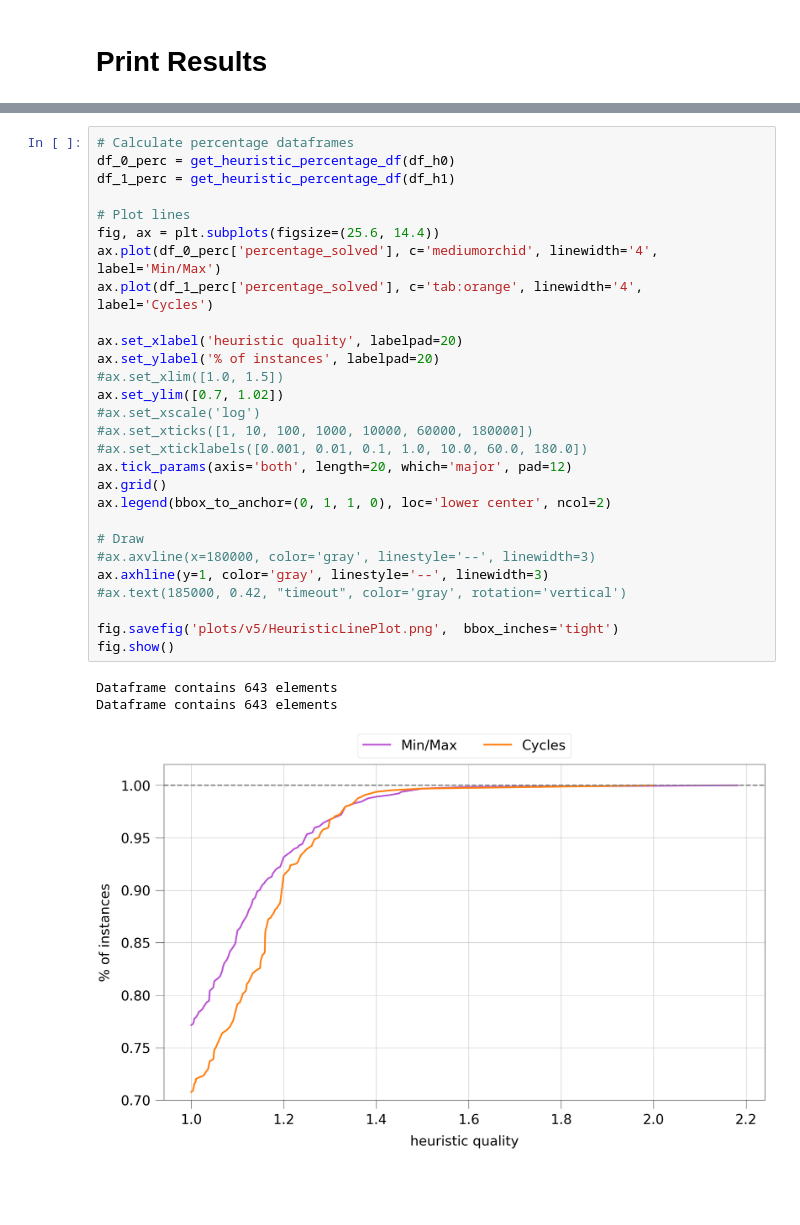
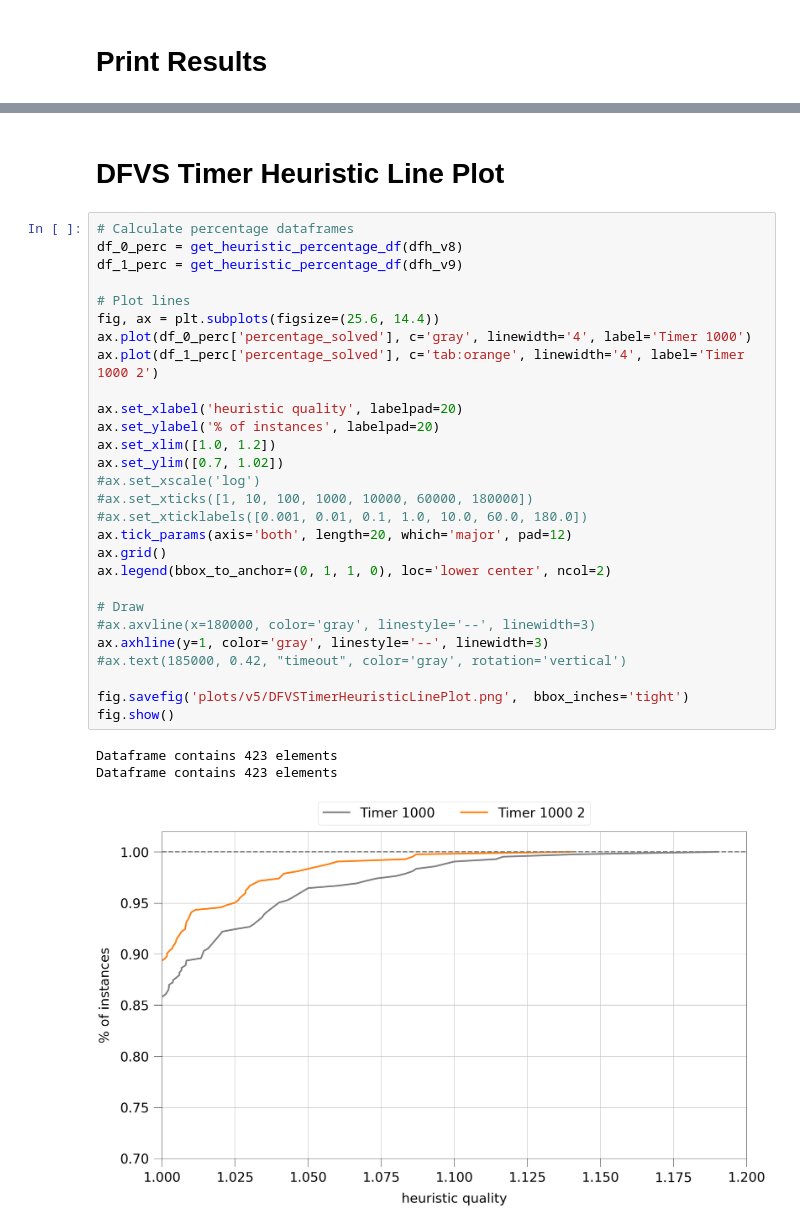
Before and after one commit to HenriDickel/DFVS-Solver, a Jupyter notebook: DFVS_Solver/src/python/statistics_v5.ipynb, the cells around one changed output, grey strips where cells are left out. Drawn from its saved outputs; the diff is of its cells as text; blank space fills up the shorter version.

```diff
--- a/DFVS_Solver/src/python/statistics_v5.ipynb
+++ b/DFVS_Solver/src/python/statistics_v5.ipynb
@@ -125,32 +284,34 @@ Overall: 29/54 (53.7%)
+# %% [markdown]
+# DFVS Timer Heuristic Line Plot
 # %%
 # Calculate percentage dataframes
-df_0_perc = get_heuristic_percentage_df(df_h0)
-df_1_perc = get_heuristic_percentage_df(df_h1)
+df_0_perc = get_heuristic_percentage_df(dfh_v8)
+df_1_perc = get_heuristic_percentage_df(dfh_v9)
 
 # Plot lines
 fig, ax = plt.subplots(figsize=(25.6, 14.4))
-ax.plot(df_0_perc['percentage_solved'], c='mediumorchid', linewidth='4', label='Min/Max')
-ax.plot(df_1_perc['percentage_solved'], c='tab:orange', linewidth='4', label='Cycles')
+ax.plot(df_0_perc['percentage_solved'], c='gray', linewidth='4', label='Timer 1000')
+ax.plot(df_1_perc['percentage_solved'], c='tab:orange', linewidth='4', label='Timer 1000 2')
 
 ax.set_xlabel('heuristic quality', labelpad=20)
 ax.set_ylabel('% of instances', labelpad=20)
-#ax.set_xlim([1.0, 1.5])
+ax.set_xlim([1.0, 1.2])
 ax.set_ylim([0.7, 1.02])
 #ax.set_xscale('log')
 #ax.set_xticks([1, 10, 100, 1000, 10000, 60000, 180000])
 #ax.set_xticklabels([0.001, 0.01, 0.1, 1.0, 10.0, 60.0, 180.0])
 ax.tick_params(axis='both', length=20, which='major', pad=12)
 ax.grid()
 ax.legend(bbox_to_anchor=(0, 1, 1, 0), loc='lower center', ncol=2)
 
 # Draw
 #ax.axvline(x=180000, color='gray', linestyle='--', linewidth=3)
 ax.axhline(y=1, color='gray', linestyle='--', linewidth=3)
 #ax.text(185000, 0.42, "timeout", color='gray', rotation='vertical')
 
-fig.savefig('plots/v5/HeuristicLinePlot.png',  bbox_inches='tight')
+fig.savefig('plots/v5/DFVSTimerHeuristicLinePlot.png',  bbox_inches='tight')
 fig.show()
 # %% [output]
-Dataframe contains 643 elements
-Dataframe contains 643 elements
+Dataframe contains 423 elements
+Dataframe contains 423 elements
-[figure, old version]
+[figure, new version]
```
Also changed, not shown: parts of 12 cells of this notebook, 39 other files.
